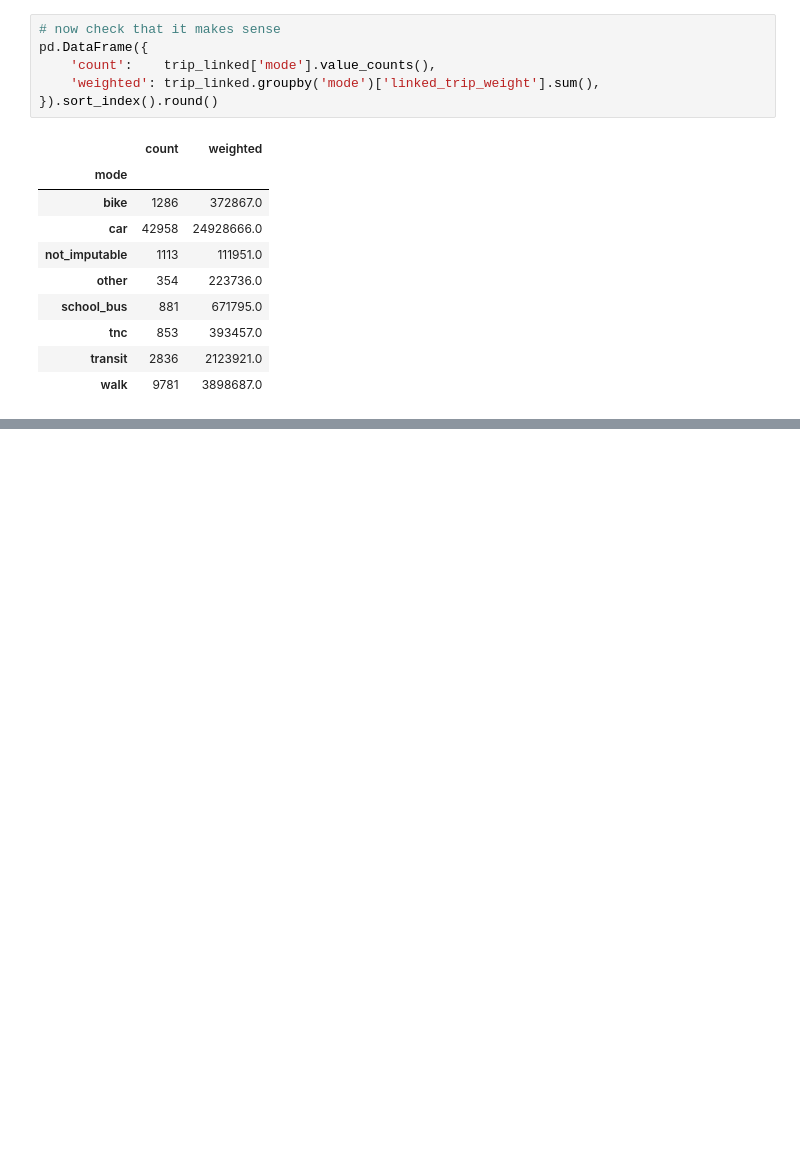
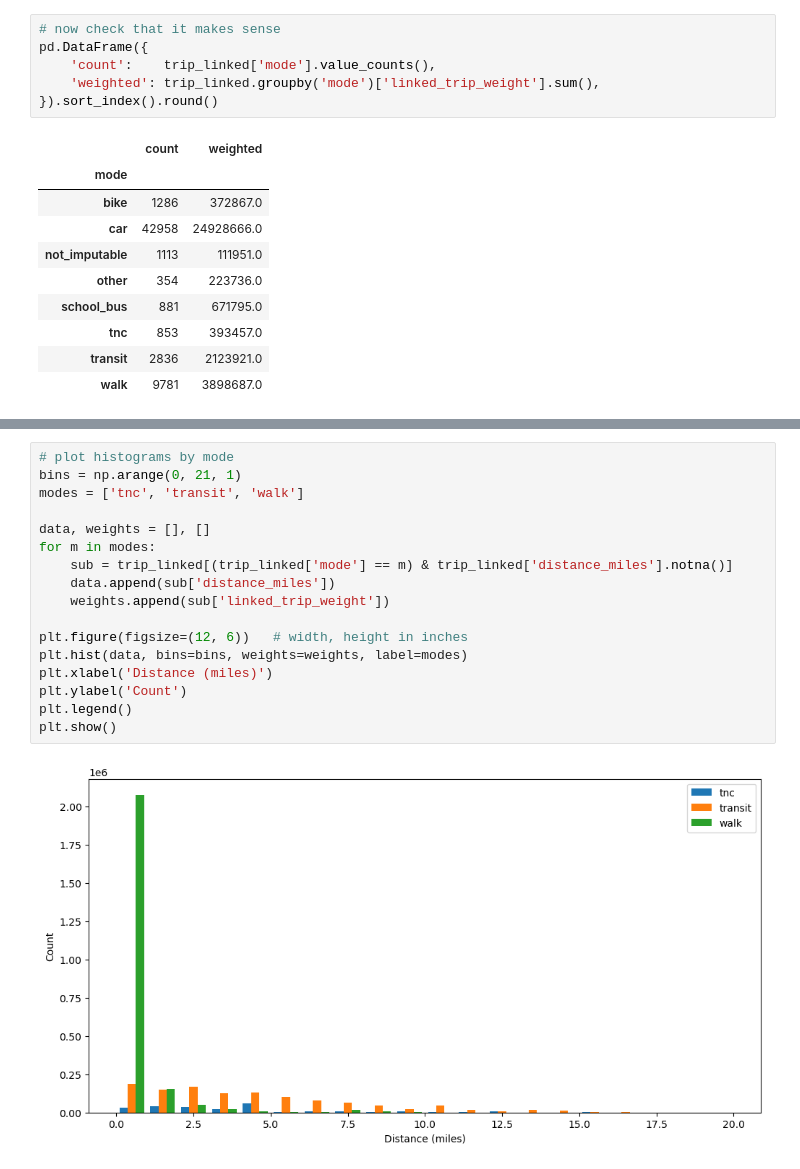
Before and after one commit to gregerhardt/rh_pricing, a Jupyter notebook: calibration/Summarize Calibration Targets.ipynb, the cells around one changed output, grey strips where cells are left out. Saved outputs shown, nothing was run; the diff lists cells and outputs as text; blank space fills up the shorter version.

```diff
--- a/calibration/Summarize Calibration Targets.ipynb
+++ b/calibration/Summarize Calibration Targets.ipynb
@@ -199,0 +343,19 @@ Normally, I would defer to the numbers in the TNC data as an enumeration instead
+# %%
+# plot histograms by mode
+bins = np.arange(0, 21, 1)
+modes = ['tnc', 'transit', 'walk']
+
+data, weights = [], []
+for m in modes:
+    sub = trip_linked[(trip_linked['mode'] == m) & trip_linked['distance_miles'].notna()]
+    data.append(sub['distance_miles'])
+    weights.append(sub['linked_trip_weight'])
+
+plt.figure(figsize=(12, 6))   # width, height in inches
+plt.hist(data, bins=bins, weights=weights, label=modes)
+plt.xlabel('Distance (miles)')
+plt.ylabel('Count')
+plt.legend()
+plt.show()
+# %% [output]
+[figure, added]
```
Also changed, not shown: parts of 39 cells of this notebook.
